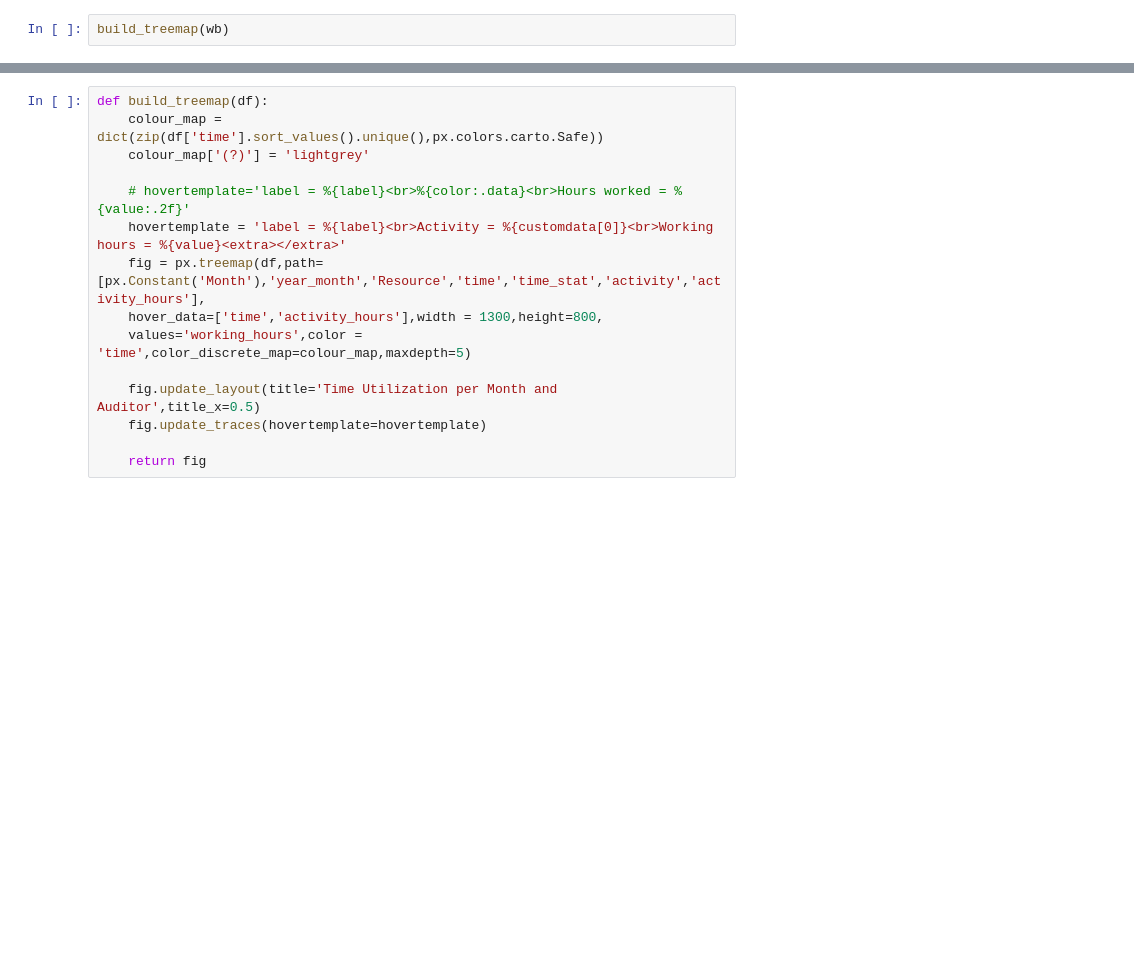
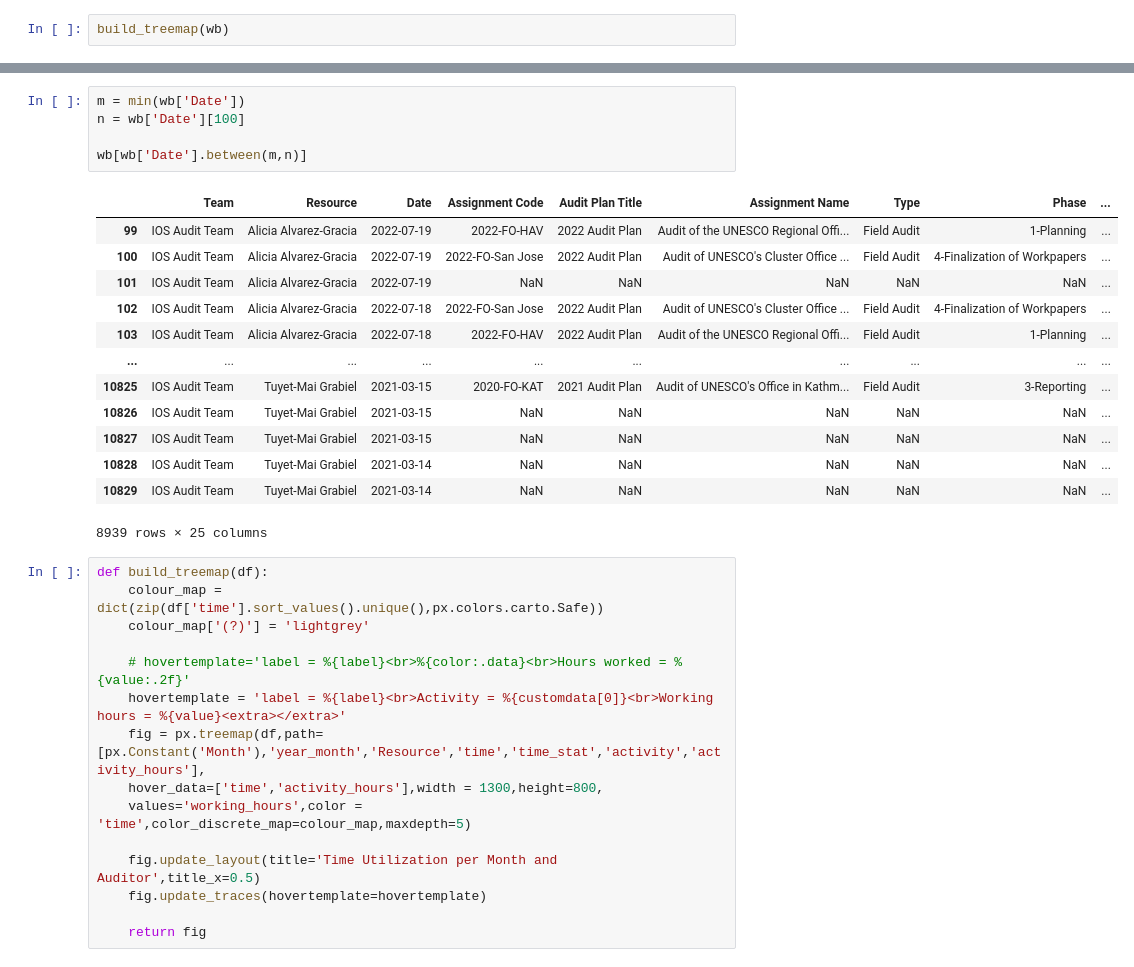
Before and after one commit to Blunt10K/timesheets, a Jupyter notebook: resource_summary/per_staff/per_staff.ipynb, the cells around one changed output, grey strips where cells are left out. Saved outputs shown, nothing was run; the diff lists cells and outputs as text; blank space fills up the shorter version.

```diff
--- a/resource_summary/per_staff/per_staff.ipynb
+++ b/resource_summary/per_staff/per_staff.ipynb
@@ -136,3 +171,22 @@ build_treemap(wb)
+# %%
+m = min(wb['Date'])
+n = wb['Date'][100]
+
+wb[wb['Date'].between(m,n)]
+# %% [output]
+|  | Team | Resource | Date | Assignment Code | Audit Plan Title | Assignment Name | Type | Phase | ... |
+| 99 | IOS Audit Team | Alicia Alvarez-Gracia | 2022-07-19 | 2022-FO-HAV | 2022 Audit Plan | Audit of the UNESCO Regional Offi... | Field Audit | 1-Planning | ... |
+| 100 | IOS Audit Team | Alicia Alvarez-Gracia | 2022-07-19 | 2022-FO-San Jose | 2022 Audit Plan | Audit of UNESCO's Cluster Office ... | Field Audit | 4-Finalization of Workpapers | ... |
+| 101 | IOS Audit Team | Alicia Alvarez-Gracia | 2022-07-19 | NaN | NaN | NaN | NaN | NaN | ... |
+| 102 | IOS Audit Team | Alicia Alvarez-Gracia | 2022-07-18 | 2022-FO-San Jose | 2022 Audit Plan | Audit of UNESCO's Cluster Office ... | Field Audit | 4-Finalization of Workpapers | ... |
+| 103 | IOS Audit Team | Alicia Alvarez-Gracia | 2022-07-18 | 2022-FO-HAV | 2022 Audit Plan | Audit of the UNESCO Regional Offi... | Field Audit | 1-Planning | ... |
+| ... | ... | ... | ... | ... | ... | ... | ... | ... | ... |
+| 10825 | IOS Audit Team | Tuyet-Mai Grabiel | 2021-03-15 | 2020-FO-KAT | 2021 Audit Plan | Audit of UNESCO's Office in Kathm... | Field Audit | 3-Reporting | ... |
+| 10826 | IOS Audit Team | Tuyet-Mai Grabiel | 2021-03-15 | NaN | NaN | NaN | NaN | NaN | ... |
+| 10827 | IOS Audit Team | Tuyet-Mai Grabiel | 2021-03-15 | NaN | NaN | NaN | NaN | NaN | ... |
+| 10828 | IOS Audit Team | Tuyet-Mai Grabiel | 2021-03-14 | NaN | NaN | NaN | NaN | NaN | ... |
+| 10829 | IOS Audit Team | Tuyet-Mai Grabiel | 2021-03-14 | NaN | NaN | NaN | NaN | NaN | ... |
+8939 rows × 25 columns
 # %%
 def build_treemap(df):
     colour_map = dict(zip(df['time'].sort_values().unique(),px.colors.carto.Safe))
```
Also changed, not shown: parts of 5 cells of this notebook, 7 other files.
